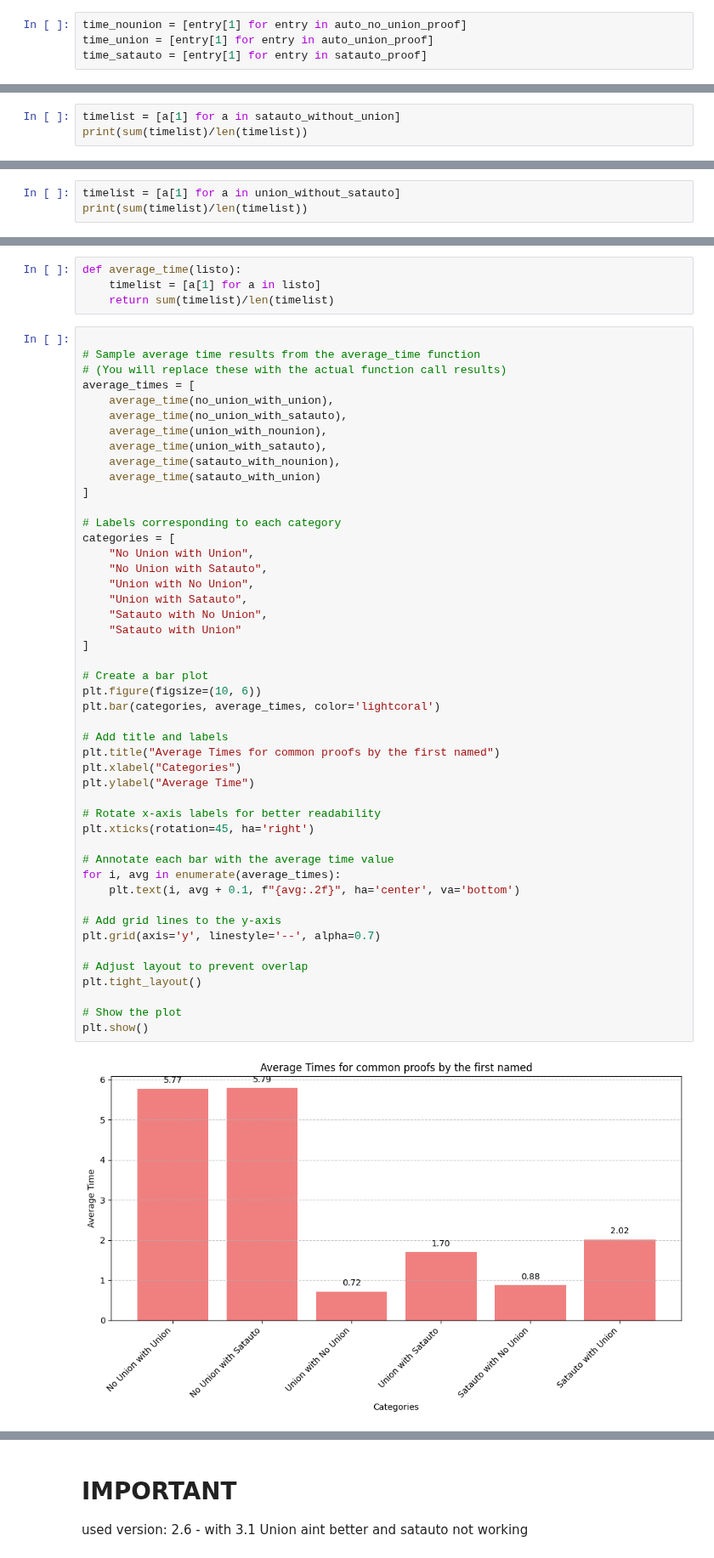
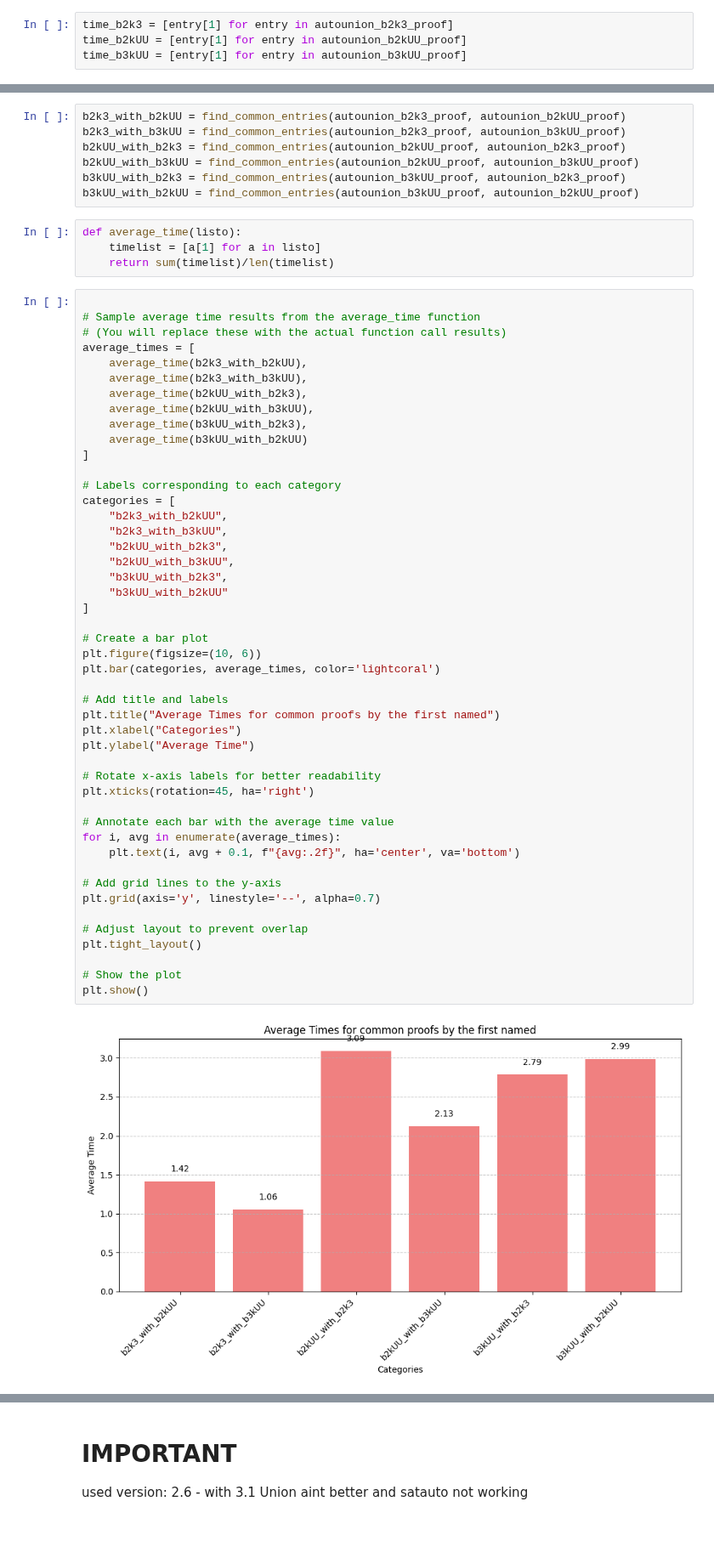
Before and after one commit to BigTeddyRush/further-work-of-seven, a Jupyter notebook: evaluation/evaluation_timer_autounion.ipynb, the cells around one changed output, grey strips where cells are left out. Shown at 85% size. Cells and saved outputs as stored; diff of their text form; blank space fills up the shorter version.

Commit message:
add evaluation for union_160_xx

```diff
--- a/evaluation/evaluation_timer_autounion.ipynb
+++ b/evaluation/evaluation_timer_autounion.ipynb
@@ -316,7 +292,7 @@ print(len(satauto_proof))
 # %%
-time_nounion = [entry[1] for entry in auto_no_union_proof]
-time_union = [entry[1] for entry in auto_union_proof]
-time_satauto = [entry[1] for entry in satauto_proof]
+time_b2k3 = [entry[1] for entry in autounion_b2k3_proof]
+time_b2kUU = [entry[1] for entry in autounion_b2kUU_proof]
+time_b3kUU = [entry[1] for entry in autounion_b3kUU_proof]
 # %%
 
 # Data labels
@@ -367,3 +332,0 @@ time proofs found by sat and not by union
-# %%
-timelist = [a[1] for a in satauto_without_union]
-print(sum(timelist)/len(timelist))
@@ -374,3 +332,0 @@ time proofs found by union and not by sat
-# %%
-timelist = [a[1] for a in union_without_satauto]
-print(sum(timelist)/len(timelist))
@@ -409,3 +356,10 @@ satauto_with_union = find_common_entries(satauto_proof, auto_union_proof)
+# %%
+b2k3_with_b2kUU = find_common_entries(autounion_b2k3_proof, autounion_b2kUU_proof)
+b2k3_with_b3kUU = find_common_entries(autounion_b2k3_proof, autounion_b3kUU_proof)
+b2kUU_with_b2k3 = find_common_entries(autounion_b2kUU_proof, autounion_b2k3_proof)
+b2kUU_with_b3kUU = find_common_entries(autounion_b2kUU_proof, autounion_b3kUU_proof)
+b3kUU_with_b2k3 = find_common_entries(autounion_b3kUU_proof, autounion_b2k3_proof)
+b3kUU_with_b2kUU = find_common_entries(autounion_b3kUU_proof, autounion_b2kUU_proof)
 # %%
 def average_time(listo):
     timelist = [a[1] for a in listo]
@@ -415,47 +369,47 @@ def average_time(listo):
 # Sample average time results from the average_time function
 # (You will replace these with the actual function call results)
 average_times = [
-    average_time(no_union_with_union),
-    average_time(no_union_with_satauto),
-    average_time(union_with_nounion),
-    average_time(union_with_satauto),
-    average_time(satauto_with_nounion),
-    average_time(satauto_with_union)
+    average_time(b2k3_with_b2kUU),
+    average_time(b2k3_with_b3kUU),
+    average_time(b2kUU_with_b2k3),
+    average_time(b2kUU_with_b3kUU),
+    average_time(b3kUU_with_b2k3),
+    average_time(b3kUU_with_b2kUU)
 ]
 
 # Labels corresponding to each category
 categories = [
-    "No Union with Union",
-    "No Union with Satauto",
-    "Union with No Union",
-    "Union with Satauto",
-    "Satauto with No Union",
-    "Satauto with Union"
+    "b2k3_with_b2kUU",
+    "b2k3_with_b3kUU",
+    "b2kUU_with_b2k3",
+    "b2kUU_with_b3kUU",
+    "b3kUU_with_b2k3",
+    "b3kUU_with_b2kUU"
 ]
 
 # Create a bar plot
 plt.figure(figsize=(10, 6))
 plt.bar(categories, average_times, color='lightcoral')
 
 # Add title and labels
 plt.title("Average Times for common proofs by the first named")
 plt.xlabel("Categories")
 plt.ylabel("Average Time")
 
 # Rotate x-axis labels for better readability
 plt.xticks(rotation=45, ha='right')
 
 # Annotate each bar with the average time value
 for i, avg in enumerate(average_times):
     plt.text(i, avg + 0.1, f"{avg:.2f}", ha='center', va='bottom')
 
 # Add grid lines to the y-axis
 plt.grid(axis='y', linestyle='--', alpha=0.7)
 
 # Adjust layout to prevent overlap
 plt.tight_layout()
 
 # Show the plot
 plt.show()
 # %% [output]
-[figure, old version]
+[figure, new version]
```
Also changed, not shown: parts of 24 cells of this notebook, 2 other files.
